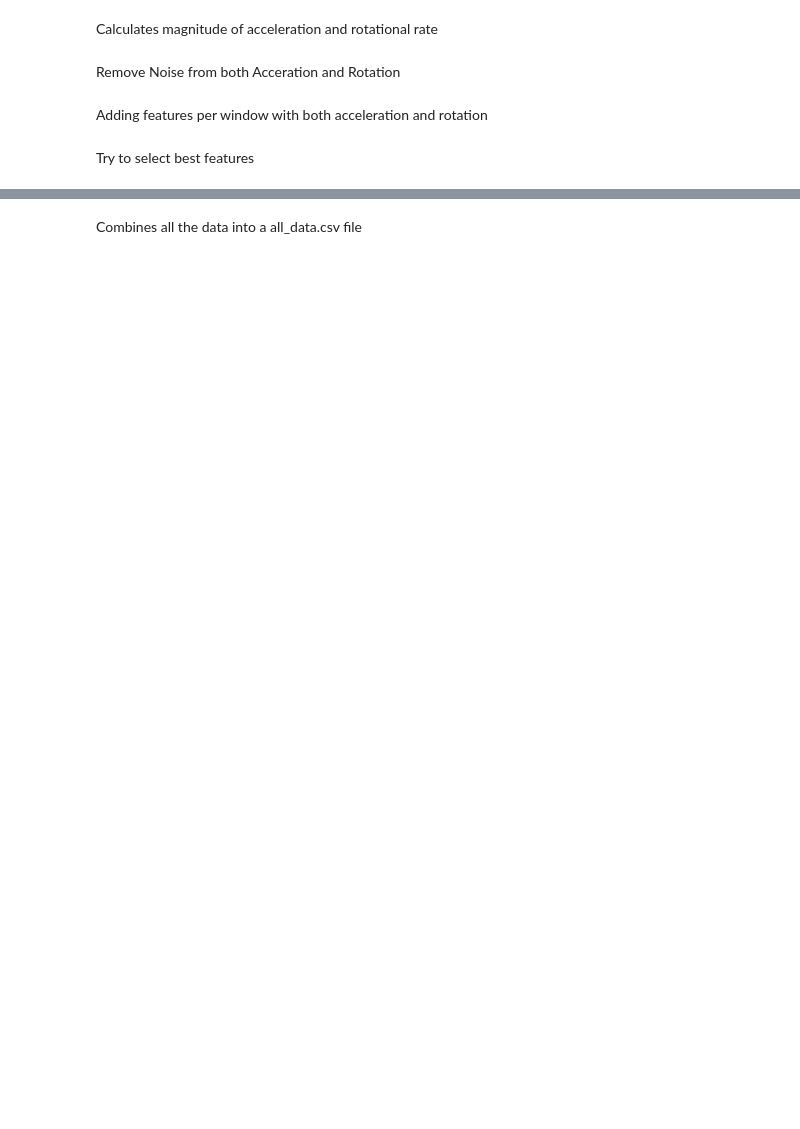
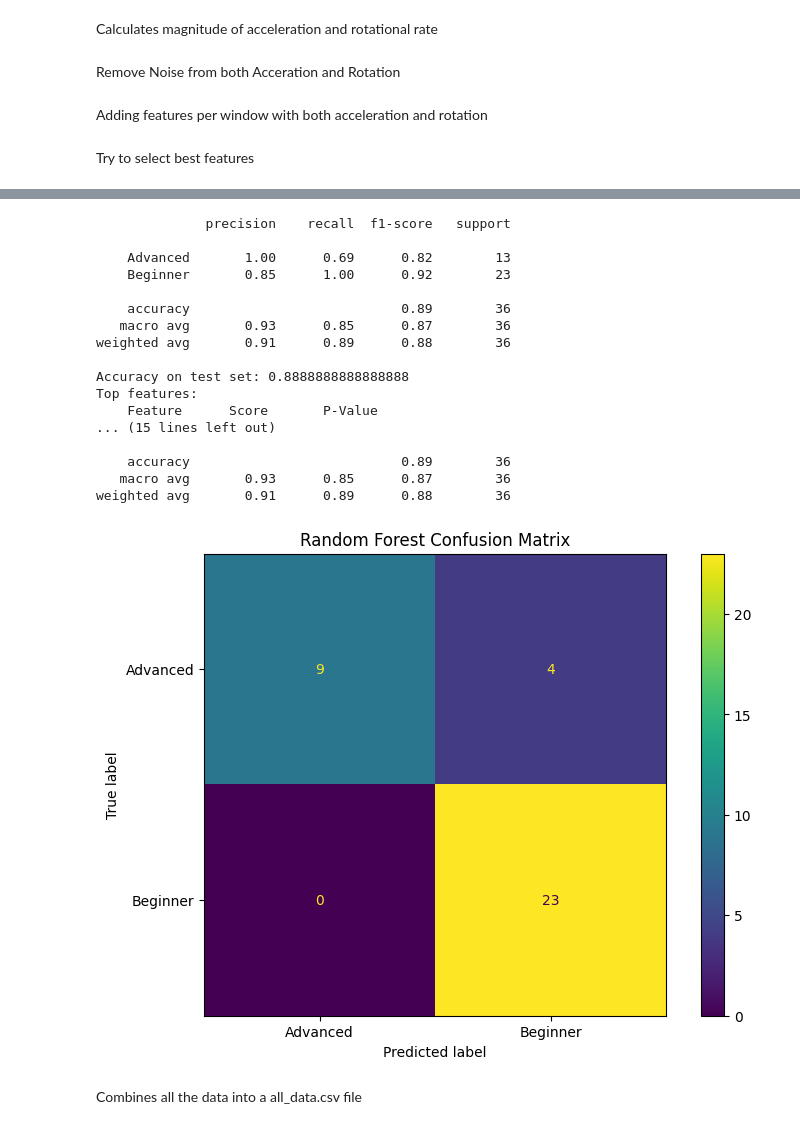
Before and after one commit to Nickmm11/rockclimbing-classification, a Jupyter notebook: Project.ipynb, the cells around one changed output, grey strips where cells are left out. Saved outputs shown, nothing was run; the diff lists cells and outputs as text; code cells hidden in the pictures; blank space fills up the shorter version.

```diff
--- a/Project.ipynb
+++ b/Project.ipynb
@@ -250,6 +252,44 @@ def train_random_forest(frames, k):
     print("Top features:\n", top_features)
 
     return rf_model, rf_cm, acc, selected_features
+# %%
+feature_frames = pd.read_csv('./MyData/all_data2.csv')
+feature_frames = feature_frames[feature_frames['activity'] != 'Test Set']
+
+frames = feature_frames
+k = 10
+rf_model, rf_cm, acc, selected_features = train_random_forest(frames, k)
+
+X = frames.drop(columns=['activity'])
+y = frames['activity']
+X_new, _, _ = select_top_k_features(X, y, k)
+X_train_rf, X_test_rf, y_train_rf, y_test_rf = train_test_split(X_new, y, test_size=0.3, random_state=42)
+y_pred_rf = rf_model.predict(X_test_rf)
+print("Random Forest Classification Report:")
+print(classification_report(y_test_rf, y_pred_rf))
+ConfusionMatrixDisplay.from_predictions(y_test_rf, y_pred_rf)
+plt.title("Random Forest Confusion Matrix")
+plt.savefig('rf.png')
+plt.show()
+# %% [output]
+              precision    recall  f1-score   support
+
+    Advanced       1.00      0.69      0.82        13
+    Beginner       0.85      1.00      0.92        23
+
+    accuracy                           0.89        36
+   macro avg       0.93      0.85      0.87        36
+weighted avg       0.91      0.89      0.88        36
+
+Accuracy on test set: 0.8888888888888888
+Top features:
+    Feature      Score       P-Value
+... (15 lines left out)
+
+    accuracy                           0.89        36
+   macro avg       0.93      0.85      0.87        36
+weighted avg       0.91      0.89      0.88        36
+[figure, added]
 # %%
 def visualize_signals(data):
     plt.figure(figsize=(12, 6))
```
Also changed, not shown: parts of 9 cells of this notebook, 2 other files.
